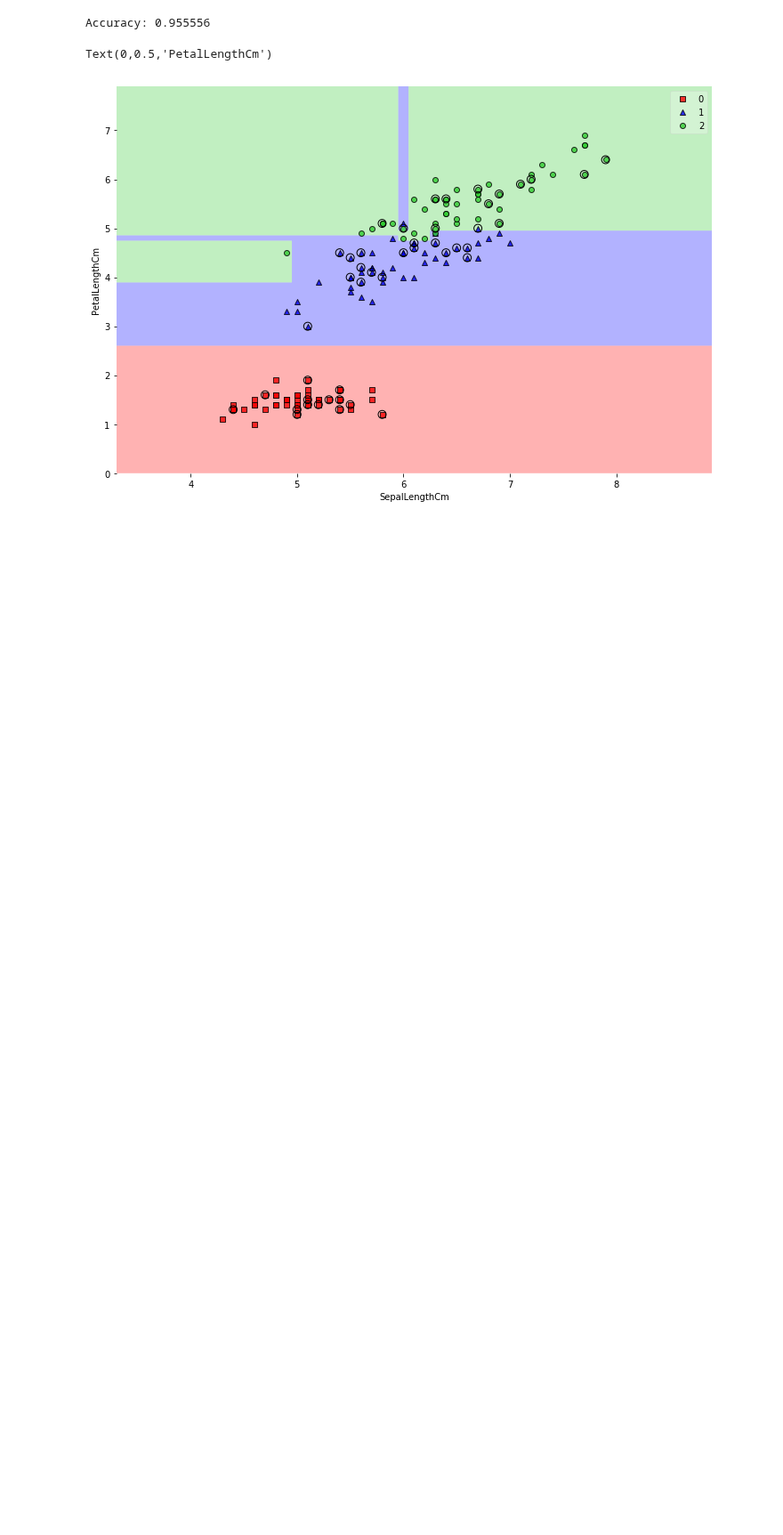
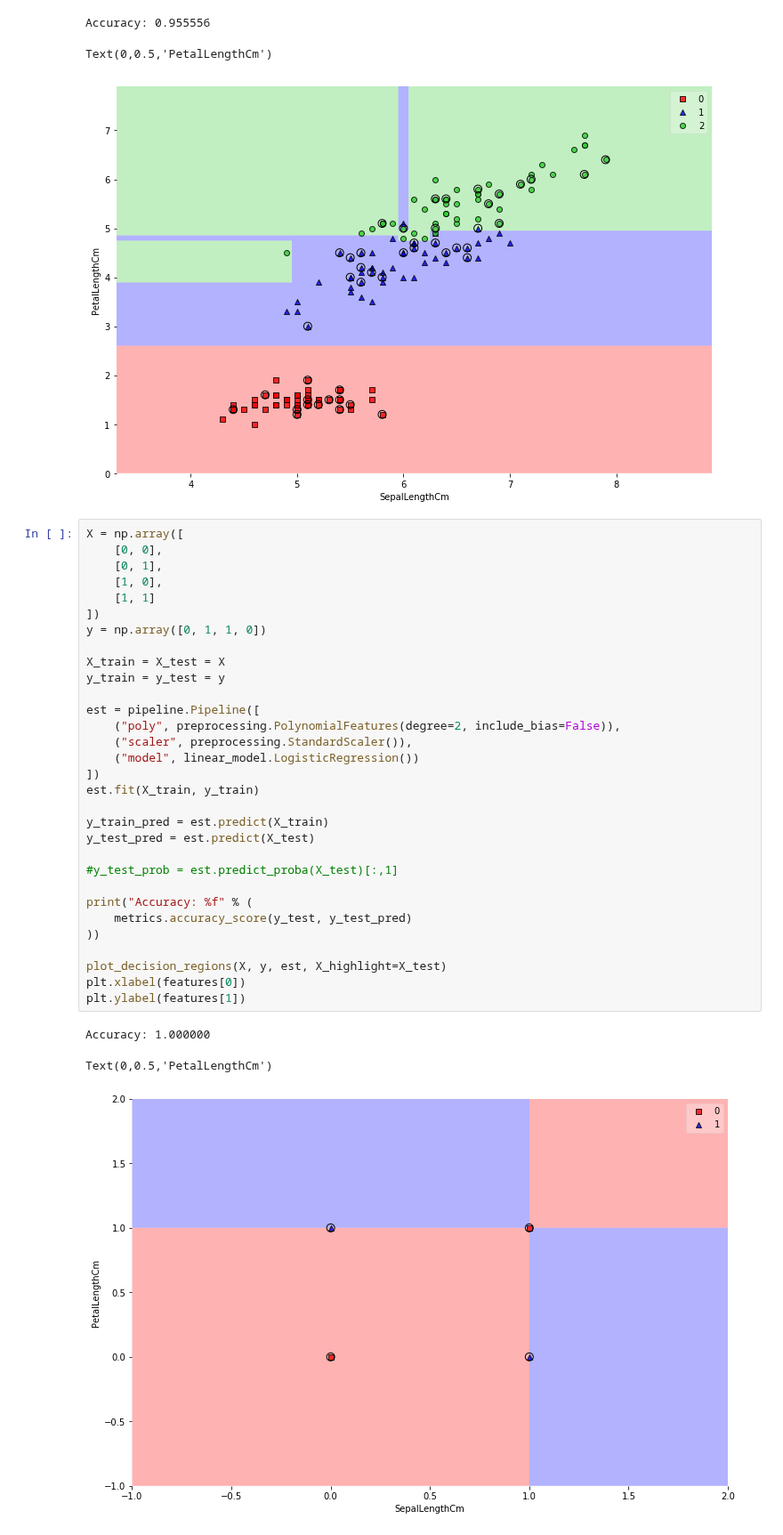
Before and after one commit to abulbasar/machine-learning, a Jupyter notebook: demos/Day 3 - no linear classifier.ipynb, the cells around one changed output. Shown at 89% size. Cells and saved outputs as stored; diff of their text form; blank space fills up the shorter version.

```diff
--- a/demos/Day 3 - no linear classifier.ipynb
+++ b/demos/Day 3 - no linear classifier.ipynb
@@ -361,3 +382,38 @@ plt.ylabel(features[1])
 Accuracy: 0.955556
 Text(0,0.5,'PetalLengthCm')
 [figure]
+# %%
+X = np.array([
+    [0, 0],
+    [0, 1],
+    [1, 0],
+    [1, 1]
+])
+y = np.array([0, 1, 1, 0])
+
+X_train = X_test = X
+y_train = y_test = y
+
+est = pipeline.Pipeline([
+    ("poly", preprocessing.PolynomialFeatures(degree=2, include_bias=False)),
+    ("scaler", preprocessing.StandardScaler()),
+    ("model", linear_model.LogisticRegression())
+])
+est.fit(X_train, y_train)
+
+y_train_pred = est.predict(X_train)
+y_test_pred = est.predict(X_test)
+
+#y_test_prob = est.predict_proba(X_test)[:,1]
+
+print("Accuracy: %f" % (
+    metrics.accuracy_score(y_test, y_test_pred)
+))
+
+plot_decision_regions(X, y, est, X_highlight=X_test)
+plt.xlabel(features[0])
+plt.ylabel(features[1])
+# %% [output]
+Accuracy: 1.000000
+Text(0,0.5,'PetalLengthCm')
+[figure, added]
```
Also changed, not shown: parts of 4 cells of this notebook, 4 other files.
